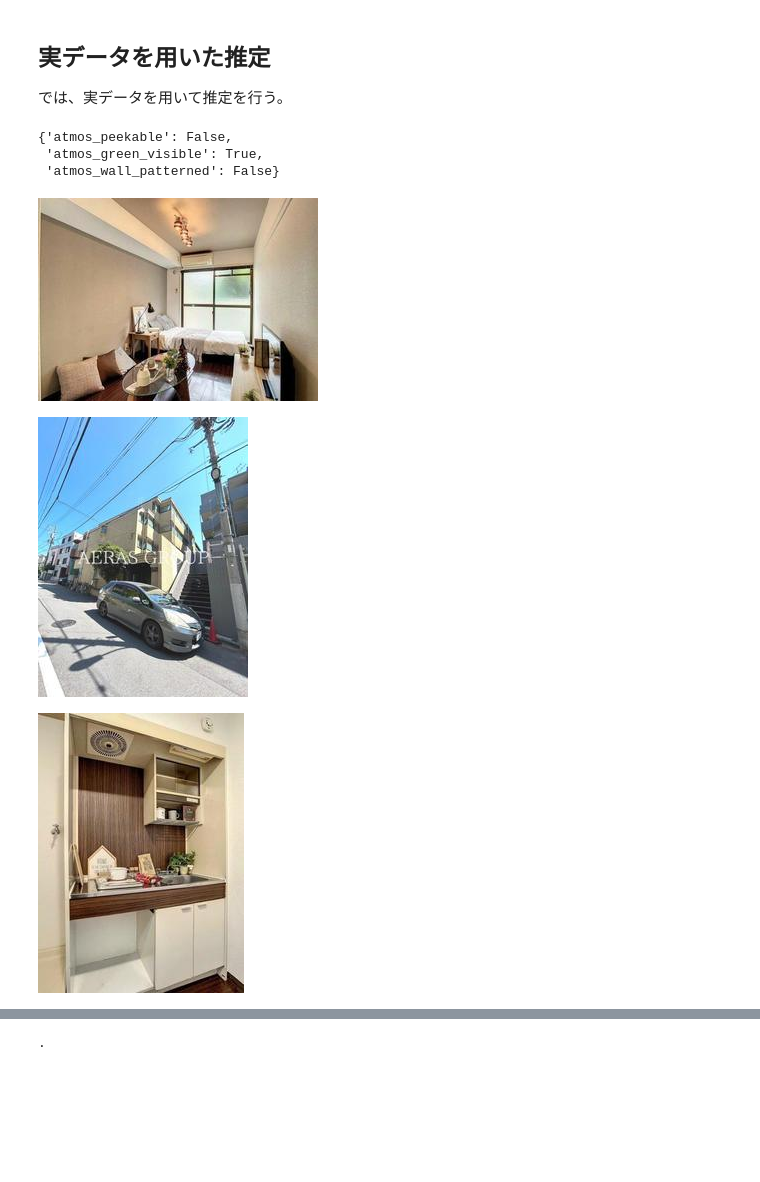
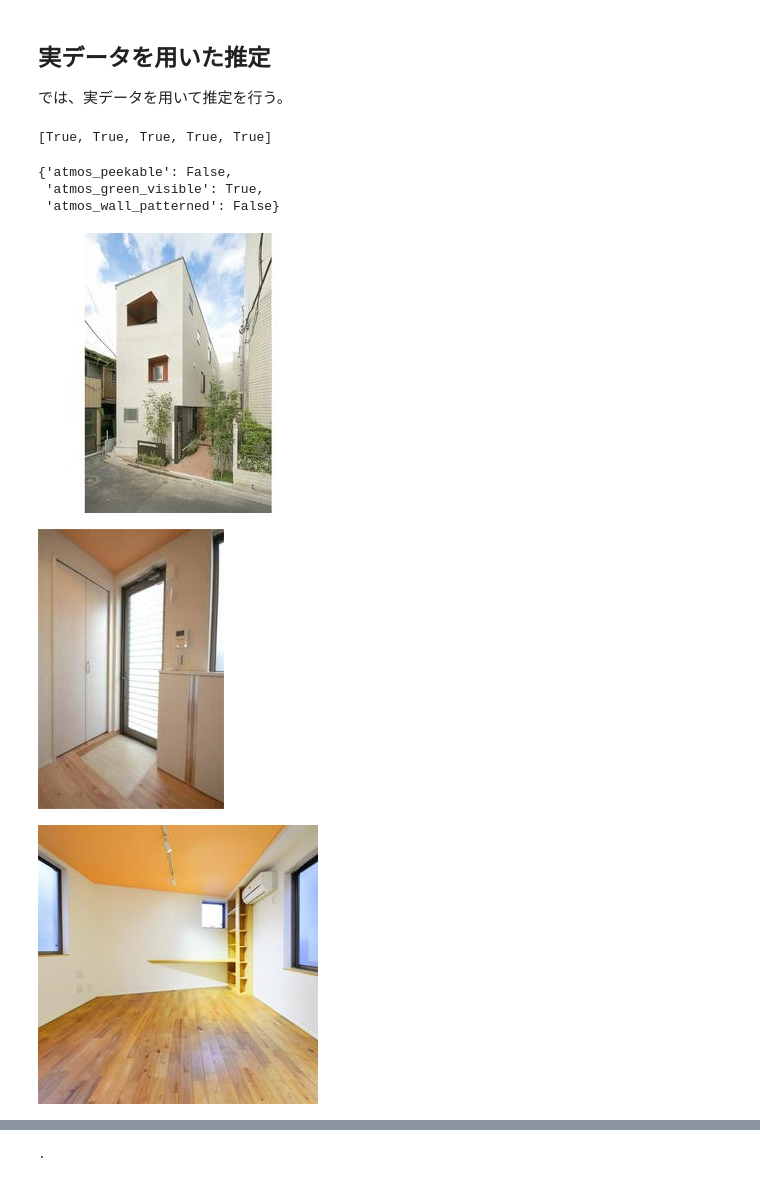
Before and after one commit to qt2/cyclie, a Jupyter notebook: dataset/atmosphere.ipynb, the cells around one changed output, grey strips where cells are left out. Drawn from its saved outputs; the diff is of its cells as text; code cells hidden in the pictures; blank space fills up the shorter version.

```diff
--- a/dataset/atmosphere.ipynb
+++ b/dataset/atmosphere.ipynb
@@ -111,7 +111,7 @@ def estimate_atmosphere(images):
     )  # ほかの建物が窓から見えるか
     is_green_visible = vqa_question(
         images,
-        "Are there views of greenery visible from the room?",  # 部屋から緑が見えるか？
+        "Are there views of greenery through windows?",  # 窓から緑が見えるか？
     )
     is_wall_patterned = vqa_question(
         images, "Is the wall patterned?"
@@ -164,38 +164,44 @@ def real_estimate(image_urls):
         for url in image_urls
     ]
 
     if len(images) == 0:
         return {}
 
     answers = vqa_question(images, "Is the image a picture of room interia?")  # 画像が内装の写真かどうか？
     images = [image for image, answer in zip(images, answers) if answer] # 内装の画像のみを選択
 
+    print(answers)
+
     if len(images) == 0:
         return {}
+
 
     results = estimate_atmosphere(images) # 各画像の推定結果
 
     atmosphere = {} # 1つの物件全体の雰囲気の推定結果
     atmosphere["atmos_peekable"] = any(results["atmos_peekable"]) # cf. 1つでも窓に建物が映っている画像があれば、その物件は外から覗かれ得る
     atmosphere["atmos_green_visible"] = any(results["atmos_green_visible"])
     atmosphere["atmos_wall_patterned"] = any(results["atmos_wall_patterned"])
 
     return atmosphere
 
 
 # 推定のテスト
-display(real_estimate(samples[7]["image_urls"]))
+urls = samples[91]["image_urls"]
+
+display(real_estimate(urls))
 
 images = [
     Image.open(requests.get(url, stream=True).raw).convert("RGB")
-    for url in samples[7]["image_urls"]
+    for url in urls
 ]
 for image in images:
     display(image)
 # %% [output]
-{'atmos_peekable': False,
- 'atmos_green_visible': True,
- 'atmos_wall_patterned': False}
+[True, True, True, True, True]
+{'atmos_peekable': False,
+ 'atmos_green_visible': True,
+ 'atmos_wall_patterned': False}
-[figure, old version]
+[figure, new version]
-[figure, old version]
+[figure, new version]
-[figure, old version]
+[figure, new version]
```
Also changed, not shown: parts of 1 cell of this notebook, 10 other files.
